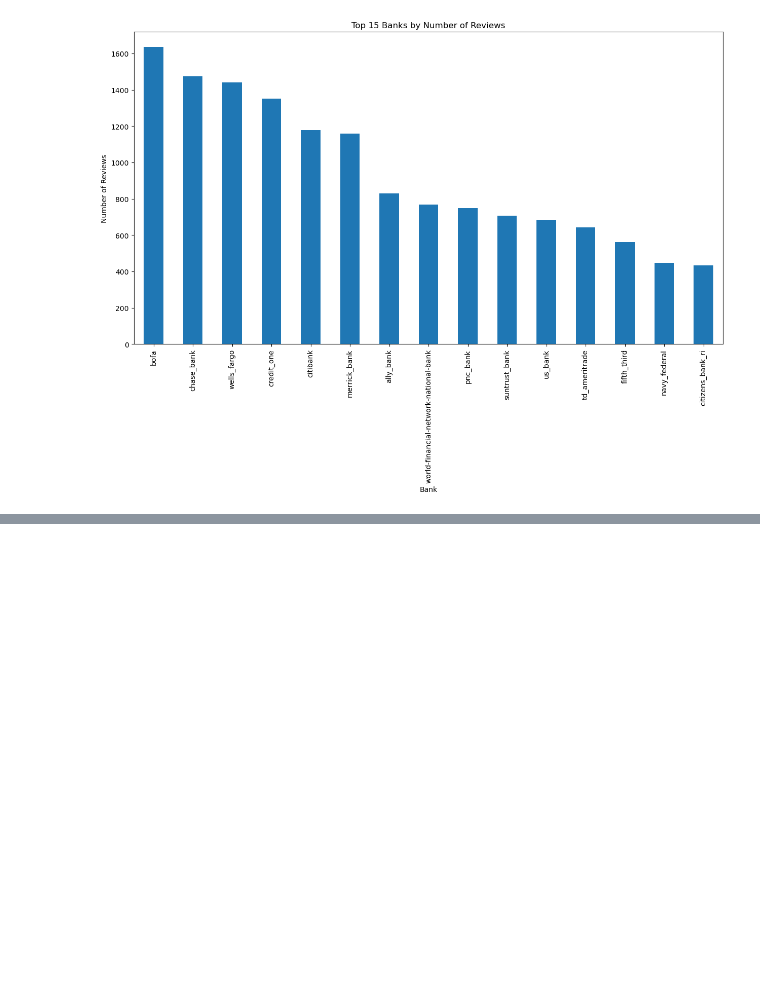
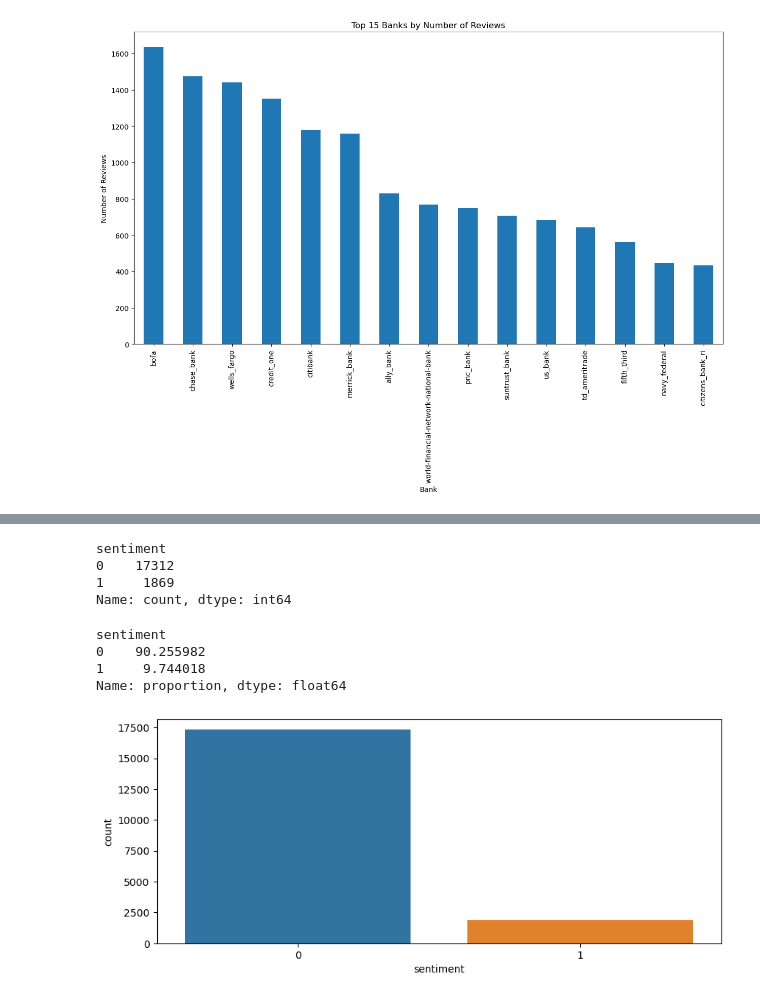
Before and after one commit to ranjansinghds/Bank-Customer-Review-Sentiment-Analysis-Project, a Jupyter notebook: Bank_Customer_Review_Department_Project.ipynb, the cells around one changed output, grey strips where cells are left out. Cells and saved outputs as stored; diff of their text form; code cells hidden in the pictures; blank space fills up the shorter version.

```diff
--- a/Bank_Customer_Review_Department_Project.ipynb
+++ b/Bank_Customer_Review_Department_Project.ipynb
@@ -208,0 +231,10 @@ plt.show()
+# %%
+# converting star column in binary sentiment
+# 1, 2, 3 -> Negative
+# 4, 5 -> Positive
+
+banks_df['sentiment'] = np.where(
+    banks_df['star'] >=4,
+    1,
+    0
+)
@@ -208,0 +255,20 @@ plt.show()
+# %%
+banks_df['sentiment'].value_counts()
+# %% [output]
+sentiment
+0    17312
+1     1869
+Name: count, dtype: int64
+# %%
+banks_df['sentiment'].value_counts(normalize=True) * 100
+# %% [output]
+sentiment
+0    90.255982
+1     9.744018
+Name: proportion, dtype: float64
+# %%
+# creating a countplot
+plt.figure(figsize=(10,4))
+sns.countplot(data=banks_df, x='sentiment', hue='sentiment', palette='tab10', legend=False)
+# %% [output]
+[figure, added]
```
Also changed, not shown: parts of 27 cells of this notebook, 2 other files.
